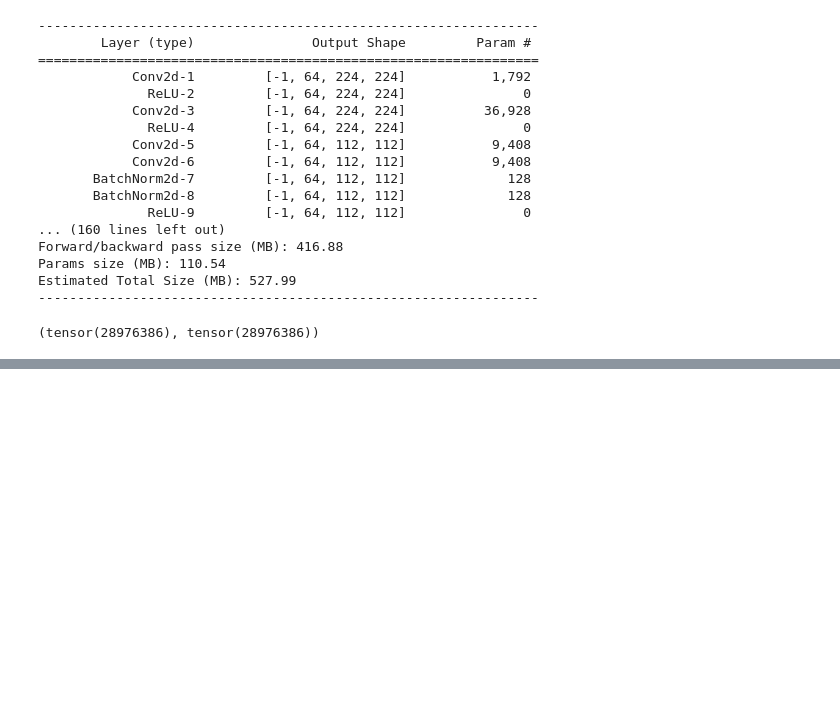
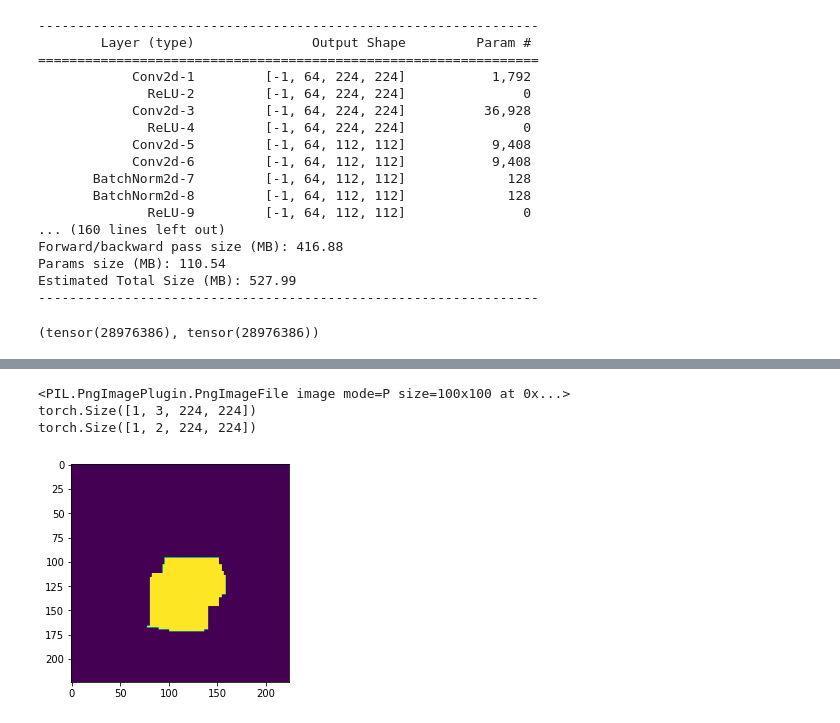
Before and after one commit to LostGeneration1999/U-Net, a Jupyter notebook: dataLoader.ipynb, the cells around one changed output, grey strips where cells are left out. Saved outputs shown, nothing was run; the diff lists cells and outputs as text; code cells hidden in the pictures; blank space fills up the shorter version.

```diff
--- a/dataLoader.ipynb
+++ b/dataLoader.ipynb
@@ -331,0 +439,22 @@ ValueError: Target size (torch.Size([8, 224, 224])) must be the same as input si
+# %%
+model.eval()
+img, a = val_dataset.__getitem__(img_index)
+x = img.unsqueeze(0)  # ミニバッチ化：torch.Size([1, 3, 475, 475])
+print(x.shape)
+outputs = model(x.to(device)).cpu()
+y = outputs  # AuxLoss側は無視
+print(y.shape)
+
+# 4. PSPNetの出力から最大クラスを求め、カラーパレット形式にし、画像サイズを元に戻す
+y = y[0].detach().numpy()  # y：torch.Size([1, 21, 475, 475])
+y = np.argmax(y, axis=0)
+anno_class = Image.fromarray(np.uint8(y), mode="P")
+anno_class_ = anno_class.resize((img_width, img_height), Image.NEAREST)
+anno_class.putpalette(p_palette)
+plt.imshow(anno_class_img)
+plt.show()
+# %% [output]
+<PIL.PngImagePlugin.PngImageFile image mode=P size=100x100 at 0x...>
+torch.Size([1, 3, 224, 224])
+torch.Size([1, 2, 224, 224])
+[figure, added]
```
Also changed, not shown: parts of 10 cells of this notebook, 3 other files.
